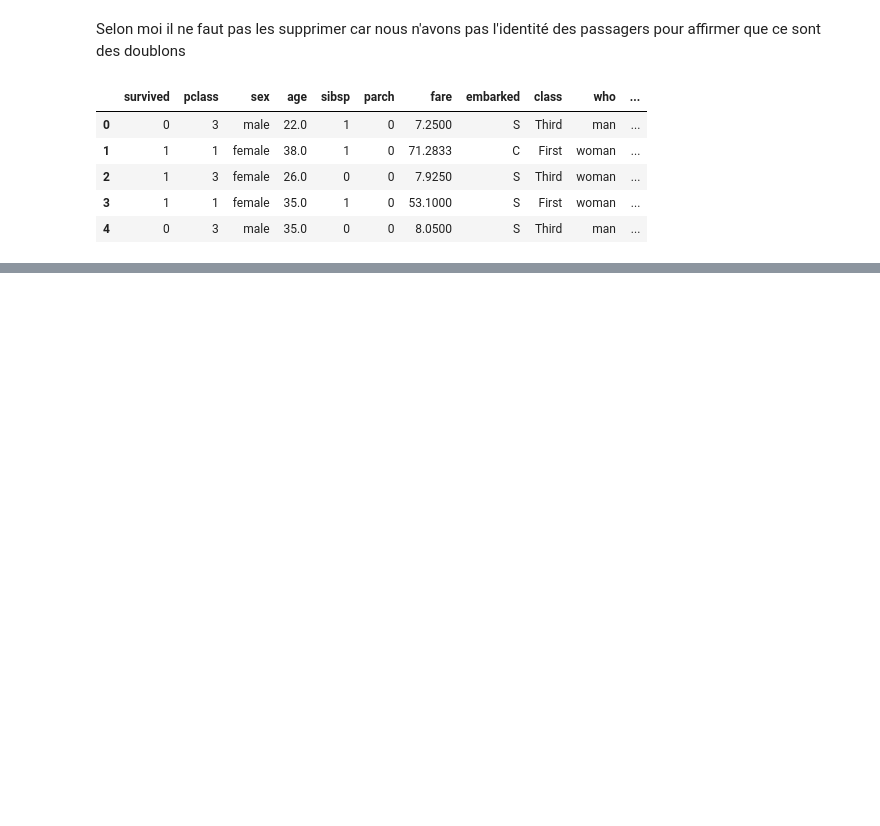
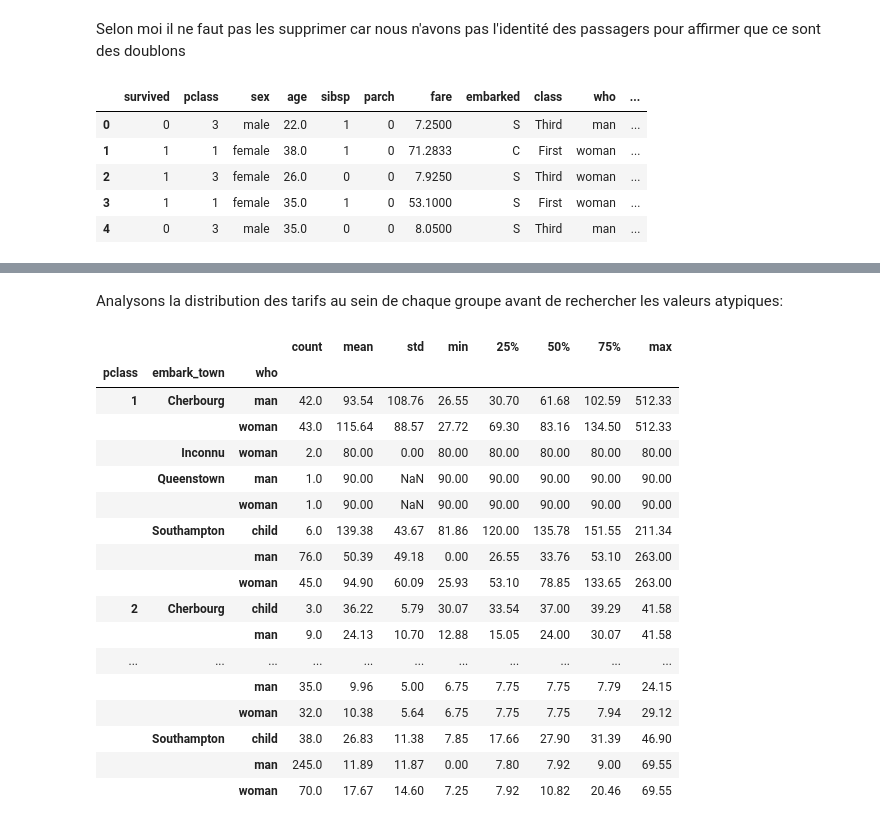
Before and after one commit to DaupinDavid/Exercices_Python, a Jupyter notebook: exercice-08/exercice.ipynb, the cells around one changed output, grey strips where cells are left out. Drawn from its saved outputs; the diff is of its cells as text; code cells hidden in the pictures; blank space fills up the shorter version.

```diff
--- a/exercice-08/exercice.ipynb
+++ b/exercice-08/exercice.ipynb
@@ -77,0 +162,4 @@ df.head()
+# %%
+a_supprimer = ['alive', 'class', 'embarked', 'sex', 'adult_male', 'alone']
+df = df.drop(columns=a_supprimer)
+df.head()
@@ -77,0 +189,13 @@ df.head()
+# %%
+types_avant = df.dtypes.copy()
+
+colonnes_categories = ['who', 'embark_town', 'pclass']
+for col in colonnes_categories:
+    df[col] = df[col].astype('category')
+
+types_apres = df.dtypes
+
+print(pd.DataFrame({
+    "Avant": types_avant,
+    "Après": types_apres
+}))
@@ -77,0 +231,27 @@ df.head()
+# %% [markdown]
+Analysons la distribution des tarifs au sein de chaque groupe avant de rechercher les valeurs atypiques:
+# %%
+display(
+    df.groupby(['pclass', 'embark_town', 'who'])['fare']
+      .describe()
+      .round(2)
+)
+# %% [output]
+|  |  |  | count | mean | std | min | 25% | 50% | 75% | max |
+| pclass | embark_town | who |  |  |  |  |  |  |  |  |
+| 1 | Cherbourg | man | 42.0 | 93.54 | 108.76 | 26.55 | 30.70 | 61.68 | 102.59 | 512.33 |
+|  |  | woman | 43.0 | 115.64 | 88.57 | 27.72 | 69.30 | 83.16 | 134.50 | 512.33 |
+|  | Inconnu | woman | 2.0 | 80.00 | 0.00 | 80.00 | 80.00 | 80.00 | 80.00 | 80.00 |
+|  | Queenstown | man | 1.0 | 90.00 | NaN | 90.00 | 90.00 | 90.00 | 90.00 | 90.00 |
+|  |  | woman | 1.0 | 90.00 | NaN | 90.00 | 90.00 | 90.00 | 90.00 | 90.00 |
+|  | Southampton | child | 6.0 | 139.38 | 43.67 | 81.86 | 120.00 | 135.78 | 151.55 | 211.34 |
+|  |  | man | 76.0 | 50.39 | 49.18 | 0.00 | 26.55 | 33.76 | 53.10 | 263.00 |
+|  |  | woman | 45.0 | 94.90 | 60.09 | 25.93 | 53.10 | 78.85 | 133.65 | 263.00 |
+| 2 | Cherbourg | child | 3.0 | 36.22 | 5.79 | 30.07 | 33.54 | 37.00 | 39.29 | 41.58 |
+|  |  | man | 9.0 | 24.13 | 10.70 | 12.88 | 15.05 | 24.00 | 30.07 | 41.58 |
+| ... | ... | ... | ... | ... | ... | ... | ... | ... | ... | ... |
+|  |  | man | 35.0 | 9.96 | 5.00 | 6.75 | 7.75 | 7.75 | 7.79 | 24.15 |
+|  |  | woman | 32.0 | 10.38 | 5.64 | 6.75 | 7.75 | 7.75 | 7.94 | 29.12 |
+|  | Southampton | child | 38.0 | 26.83 | 11.38 | 7.85 | 17.66 | 27.90 | 31.39 | 46.90 |
+|  |  | man | 245.0 | 11.89 | 11.87 | 0.00 | 7.80 | 7.92 | 9.00 | 69.55 |
+|  |  | woman | 70.0 | 17.67 | 14.60 | 7.25 | 7.92 | 10.82 | 20.46 | 69.55 |
```
Also changed, not shown: parts of 33 cells of this notebook, 2 other files.
